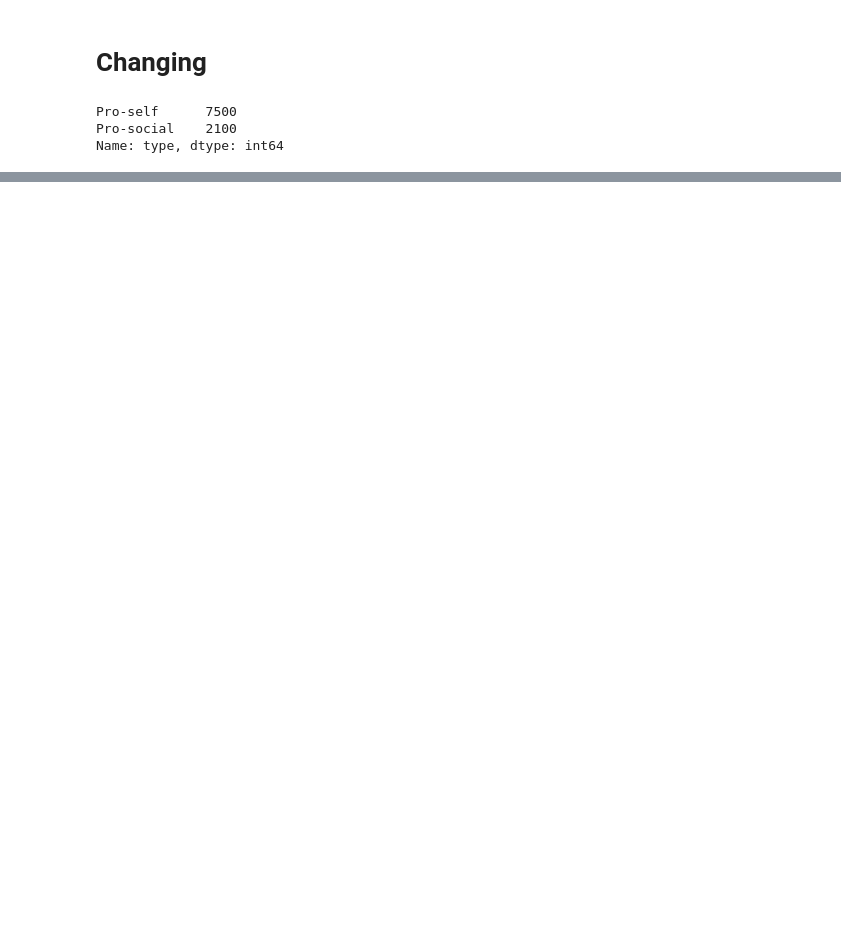
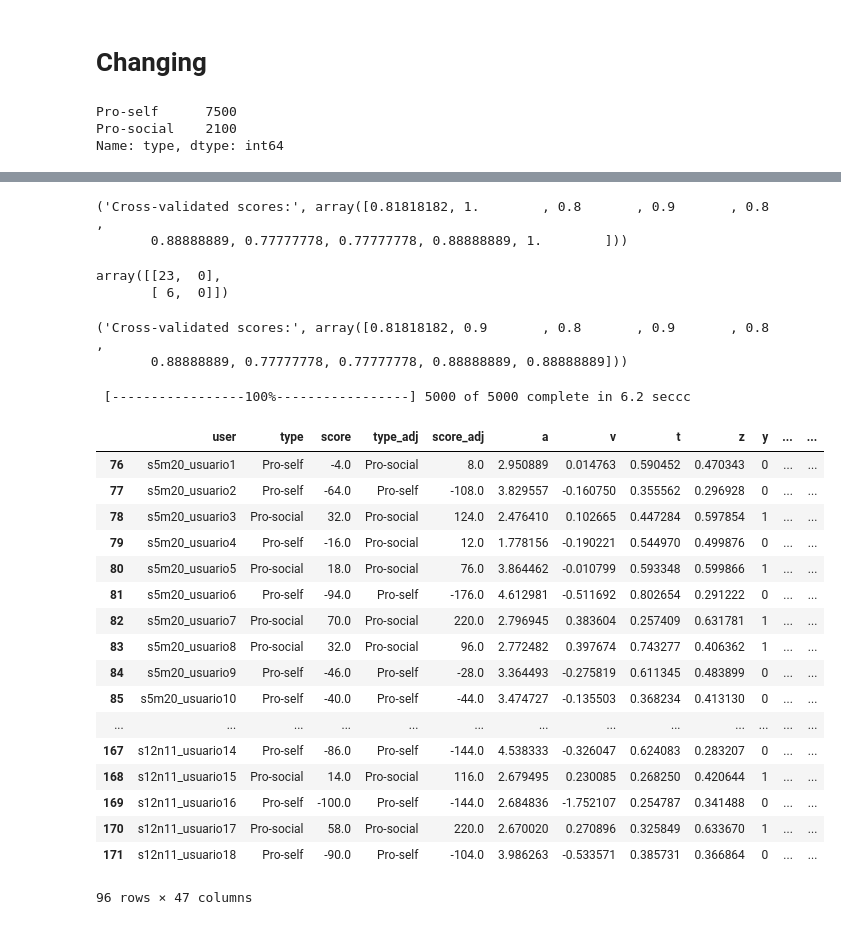
Before and after one commit to eladiomontero/DecisionTimes, a Jupyter notebook: SVO Context Analysis/changingSVO.ipynb, the cells around one changed output, grey strips where cells are left out. Drawn from its saved outputs; the diff is of its cells as text; code cells hidden in the pictures; blank space fills up the shorter version.

```diff
--- a/SVO Context Analysis/changingSVO.ipynb
+++ b/SVO Context Analysis/changingSVO.ipynb
@@ -701,0 +155,14 @@ for t in test_fix.player.unique():
+# %%
+## trying a model per subject, with the whole dataset, then partitioning afterwards
+
+params_chang = actions.loc[actions.treatment == "changing", ["user", "type", "score", "type_adj", "score_adj"]]
+params_chang["a"] = 0
+params_chang["v"] = 0
+params_chang["t"] = 0
+params_chang["z"] = 0
+params_chang
+
+modeler = ddm.HDDMmodelMaker()
+for s in chang.player.unique():
+    model_soc_s3 = modeler.fit_model(chang.loc[(chang["player"] == s)], 5000, 200)
+    params_chang.loc[params_chang.user == s, ["a","v","t","z"]] = model_soc_s3.gen_stats()["mean"].values
@@ -701,0 +213,63 @@ for t in test_fix.player.unique():
+# %%
+from sklearn.model_selection import cross_val_score, cross_val_predict
+from sklearn import metrics
+
+# Perform 6-fold cross validation
+scores = cross_val_score(model, chang_df[["a","v", "t", "z"]], chang_df[["y"]], cv=10)
+print ("Cross-validated scores:", scores)
+# %% [output]
+('Cross-validated scores:', array([0.81818182, 1.        , 0.8       , 0.9       , 0.8       ,
+       0.88888889, 0.77777778, 0.77777778, 0.88888889, 1.        ]))
+# %%
+from sklearn.metrics import confusion_matrix
+y_pred = cross_val_predict(model, X_test, y_test, cv=10)
+conf_mat = confusion_matrix(y_test, y_pred)
+conf_mat
+# %% [output]
+array([[23,  0],
+       [ 6,  0]])
+# %%
+from sklearn import svm
+clf = svm.SVC()
+
+# Perform 6-fold cross validation
+scores = cross_val_score(clf, chang_df[["a","v", "t", "z"]], chang_df[["y"]], cv=10)
+print ("Cross-validated scores:", scores)
+# %% [output]
+('Cross-validated scores:', array([0.81818182, 0.9       , 0.8       , 0.9       , 0.8       ,
+       0.88888889, 0.77777778, 0.77777778, 0.88888889, 0.88888889]))
+# %%
+rounds_windows = [10, 20, 30, 40, 50, 60, 70, 80, 90]
+
+for w in rounds_windows:
+    params_chang["a%d" % w] = 0
+    params_chang["v%d" % w] = 0
+    params_chang["t%d" % w] = 0
+    params_chang["z%d" % w] = 0
+    modeler = ddm.HDDMmodelMaker()
+    for s in chang.player.unique():
+        model_soc_s3 = modeler.fit_model(chang.loc[(chang["player"] == s) & (chang["round"] <= w)], 5000, 200)
+        params_chang.loc[params_chang.user == s, ["a%d" % w,"v%d" % w,"t%d" % w,"z%d" % w]] = model_soc_s3.gen_stats()["mean"].values
+# %% [output]
+ [-----------------100%-----------------] 5000 of 5000 complete in 6.2 seccc
+# %%
+params_chang
+# %% [output]
+|  | user | type | score | type_adj | score_adj | a | v | t | z | y | ... | ... |
+| 76 | s5m20_usuario1 | Pro-self | -4.0 | Pro-social | 8.0 | 2.950889 | 0.014763 | 0.590452 | 0.470343 | 0 | ... | ... |
+| 77 | s5m20_usuario2 | Pro-self | -64.0 | Pro-self | -108.0 | 3.829557 | -0.160750 | 0.355562 | 0.296928 | 0 | ... | ... |
+| 78 | s5m20_usuario3 | Pro-social | 32.0 | Pro-social | 124.0 | 2.476410 | 0.102665 | 0.447284 | 0.597854 | 1 | ... | ... |
+| 79 | s5m20_usuario4 | Pro-self | -16.0 | Pro-social | 12.0 | 1.778156 | -0.190221 | 0.544970 | 0.499876 | 0 | ... | ... |
+| 80 | s5m20_usuario5 | Pro-social | 18.0 | Pro-social | 76.0 | 3.864462 | -0.010799 | 0.593348 | 0.599866 | 1 | ... | ... |
+| 81 | s5m20_usuario6 | Pro-self | -94.0 | Pro-self | -176.0 | 4.612981 | -0.511692 | 0.802654 | 0.291222 | 0 | ... | ... |
+| 82 | s5m20_usuario7 | Pro-social | 70.0 | Pro-social | 220.0 | 2.796945 | 0.383604 | 0.257409 | 0.631781 | 1 | ... | ... |
+| 83 | s5m20_usuario8 | Pro-social | 32.0 | Pro-social | 96.0 | 2.772482 | 0.397674 | 0.743277 | 0.406362 | 1 | ... | ... |
+| 84 | s5m20_usuario9 | Pro-self | -46.0 | Pro-self | -28.0 | 3.364493 | -0.275819 | 0.611345 | 0.483899 | 0 | ... | ... |
+| 85 | s5m20_usuario10 | Pro-self | -40.0 | Pro-self | -44.0 | 3.474727 | -0.135503 | 0.368234 | 0.413130 | 0 | ... | ... |
+| ... | ... | ... | ... | ... | ... | ... | ... | ... | ... | ... | ... | ... |
+| 167 | s12n11_usuario14 | Pro-self | -86.0 | Pro-self | -144.0 | 4.538333 | -0.326047 | 0.624083 | 0.283207 | 0 | ... | ... |
+| 168 | s12n11_usuario15 | Pro-social | 14.0 | Pro-social | 116.0 | 2.679495 | 0.230085 | 0.268250 | 0.420644 | 1 | ... | ... |
+| 169 | s12n11_usuario16 | Pro-self | -100.0 | Pro-self | -144.0 | 2.684836 | -1.752107 | 0.254787 | 0.341488 | 0 | ... | ... |
+| 170 | s12n11_usuario17 | Pro-social | 58.0 | Pro-social | 220.0 | 2.670020 | 0.270896 | 0.325849 | 0.633670 | 1 | ... | ... |
+| 171 | s12n11_usuario18 | Pro-self | -90.0 | Pro-self | -104.0 | 3.986263 | -0.533571 | 0.385731 | 0.366864 | 0 | ... | ... |
+96 rows × 47 columns
```
Also changed, not shown: parts of 41 cells of this notebook, 5 other files.
